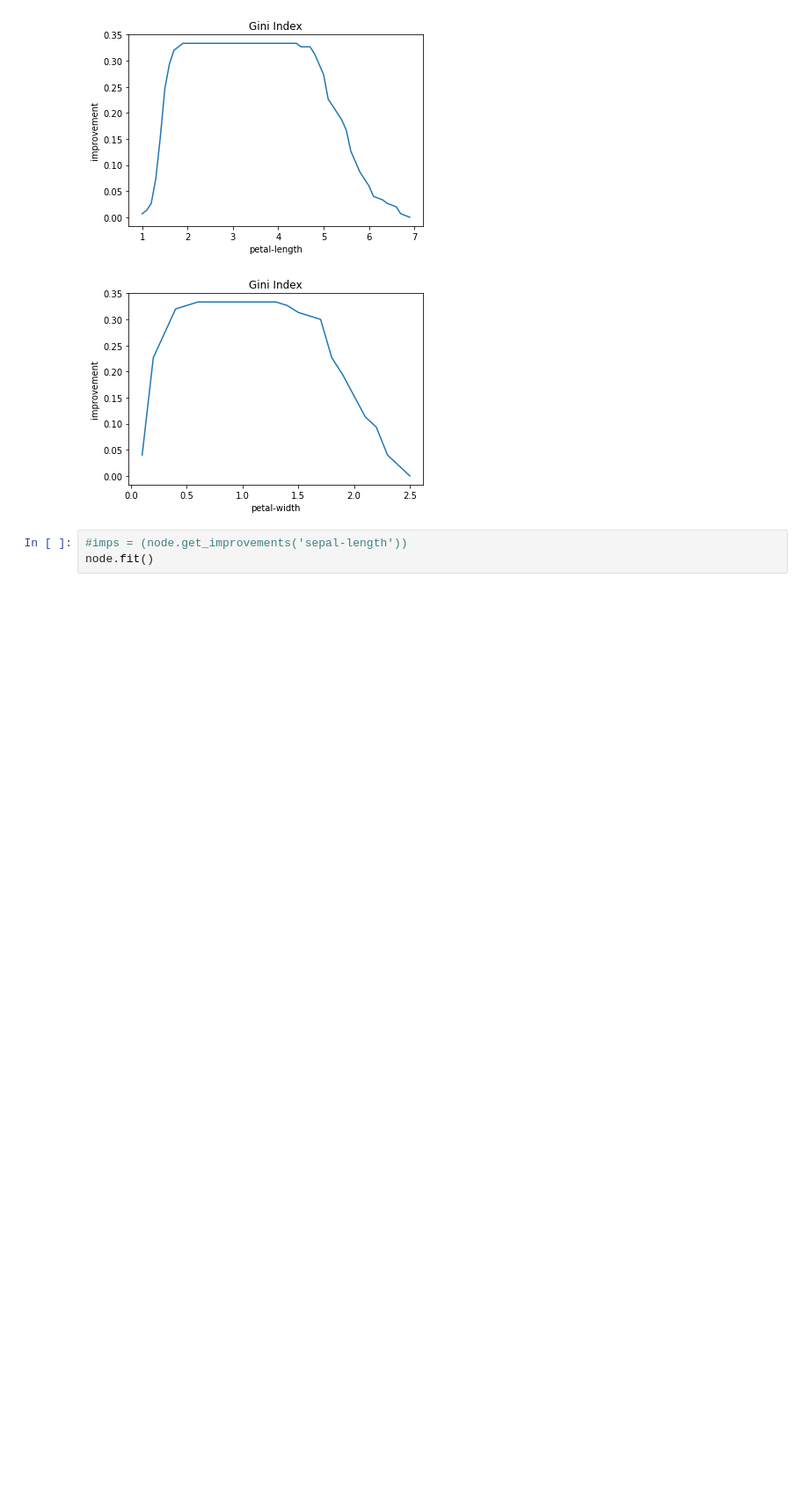
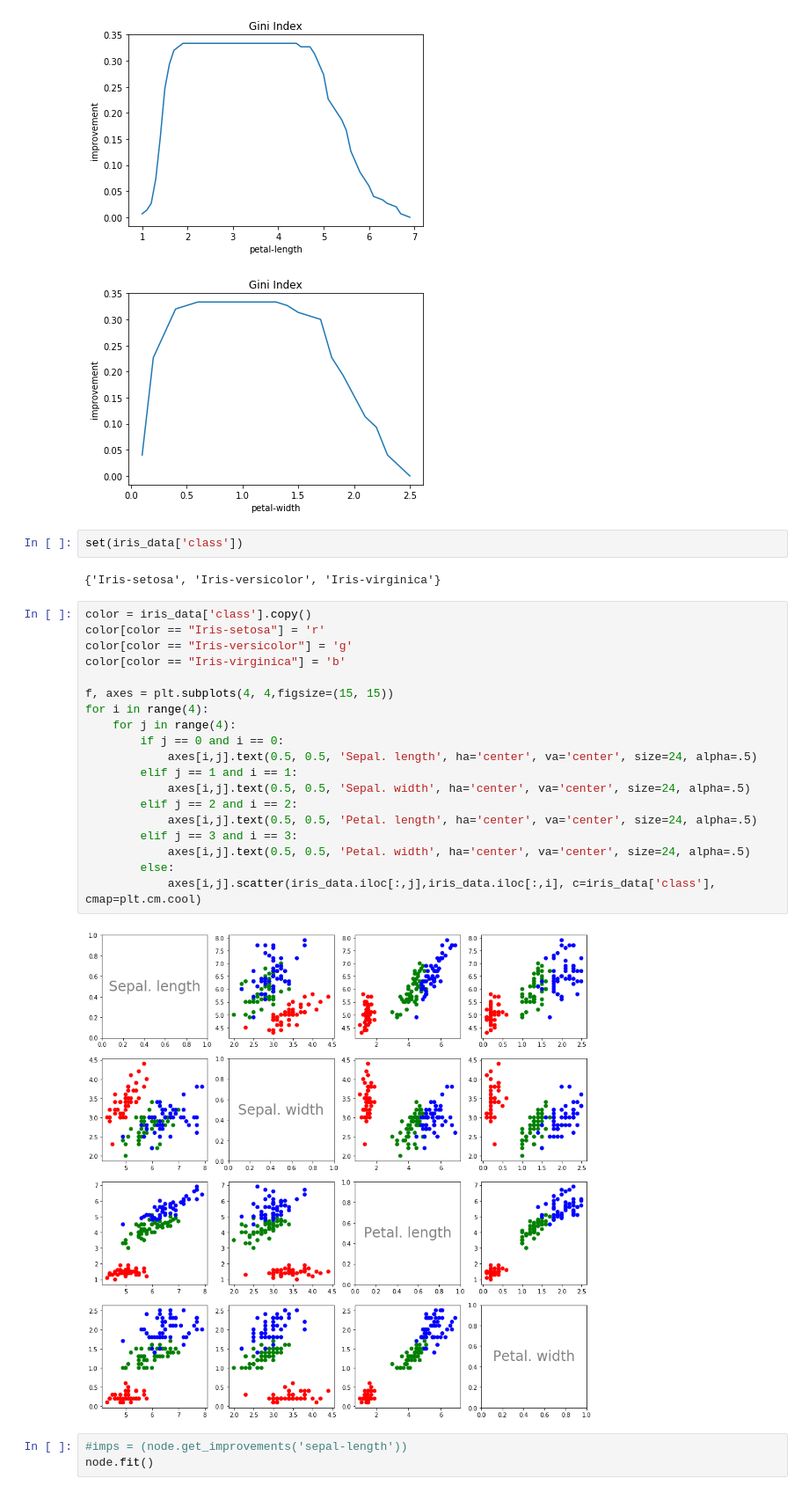
Before and after one commit to CodeEd-eV/ML-01-Decision-Tree, a Jupyter notebook: 01-implementation.ipynb, the cells around one changed output. Shown at 88% size. Saved outputs shown, nothing was run; the diff lists cells and outputs as text; blank space fills up the shorter version.

```diff
--- a/01-implementation.ipynb
+++ b/01-implementation.ipynb
@@ -303,6 +328,31 @@ plt.show()
 [figure]
 [figure]
 [figure]
+# %%
+set(iris_data['class'])
+# %% [output]
+{'Iris-setosa', 'Iris-versicolor', 'Iris-virginica'}
+# %%
+color = iris_data['class'].copy()
+color[color == "Iris-setosa"] = 'r'
+color[color == "Iris-versicolor"] = 'g'
+color[color == "Iris-virginica"] = 'b'
+
+f, axes = plt.subplots(4, 4,figsize=(15, 15))
+for i in range(4):
+    for j in range(4):
+        if j == 0 and i == 0:
+            axes[i,j].text(0.5, 0.5, 'Sepal. length', ha='center', va='center', size=24, alpha=.5)
+        elif j == 1 and i == 1:
+            axes[i,j].text(0.5, 0.5, 'Sepal. width', ha='center', va='center', size=24, alpha=.5)
+        elif j == 2 and i == 2:
+            axes[i,j].text(0.5, 0.5, 'Petal. length', ha='center', va='center', size=24, alpha=.5)
+        elif j == 3 and i == 3:
+            axes[i,j].text(0.5, 0.5, 'Petal. width', ha='center', va='center', size=24, alpha=.5)
+        else:
+            axes[i,j].scatter(iris_data.iloc[:,j],iris_data.iloc[:,i], c=iris_data['class'], cmap=plt.cm.cool)
+# %% [output]
+[figure, added]
 # %%
 #imps = (node.get_improvements('sepal-length'))
 node.fit()
```
Also changed, not shown: parts of 2 cells of this notebook.
